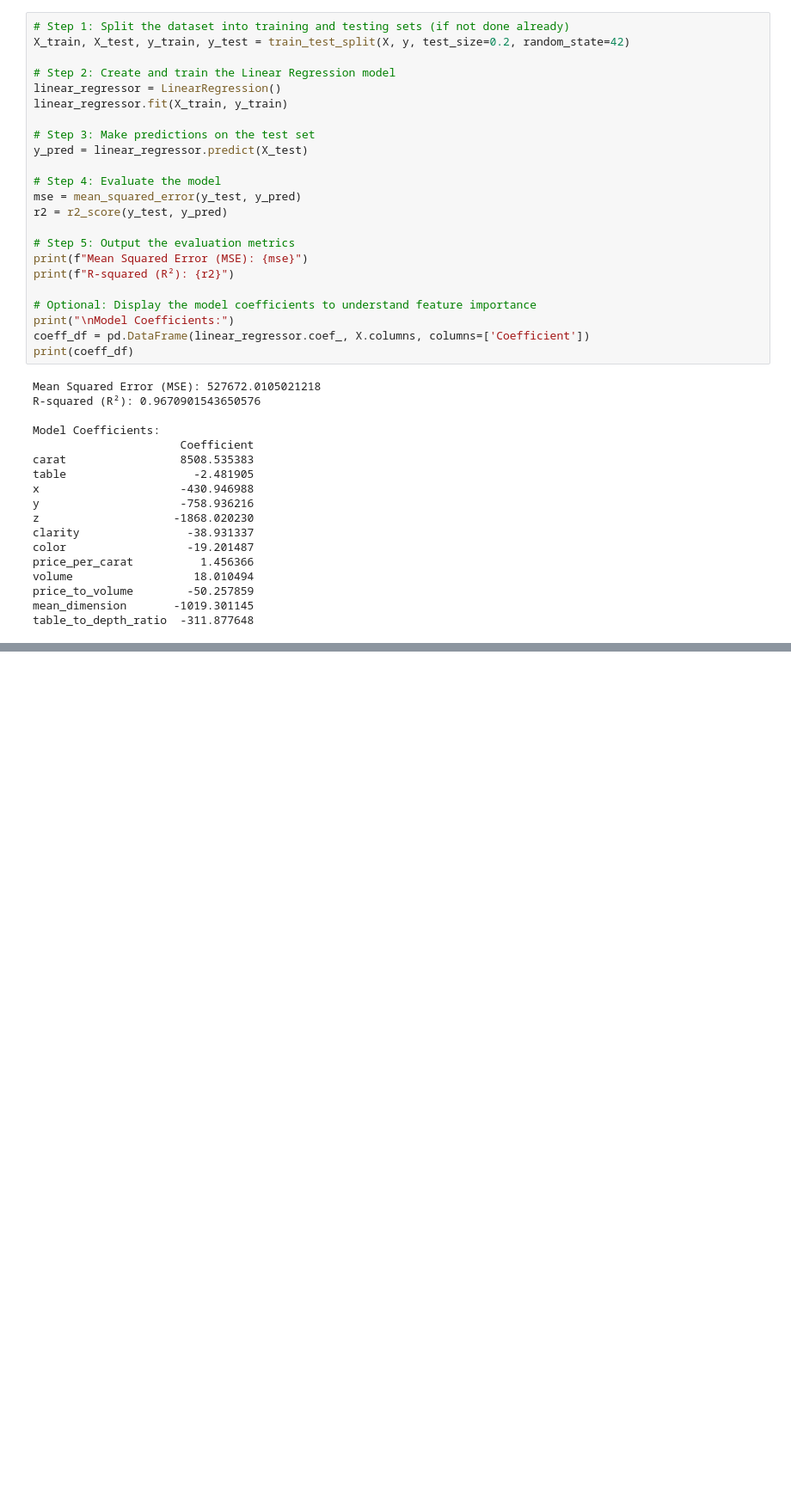
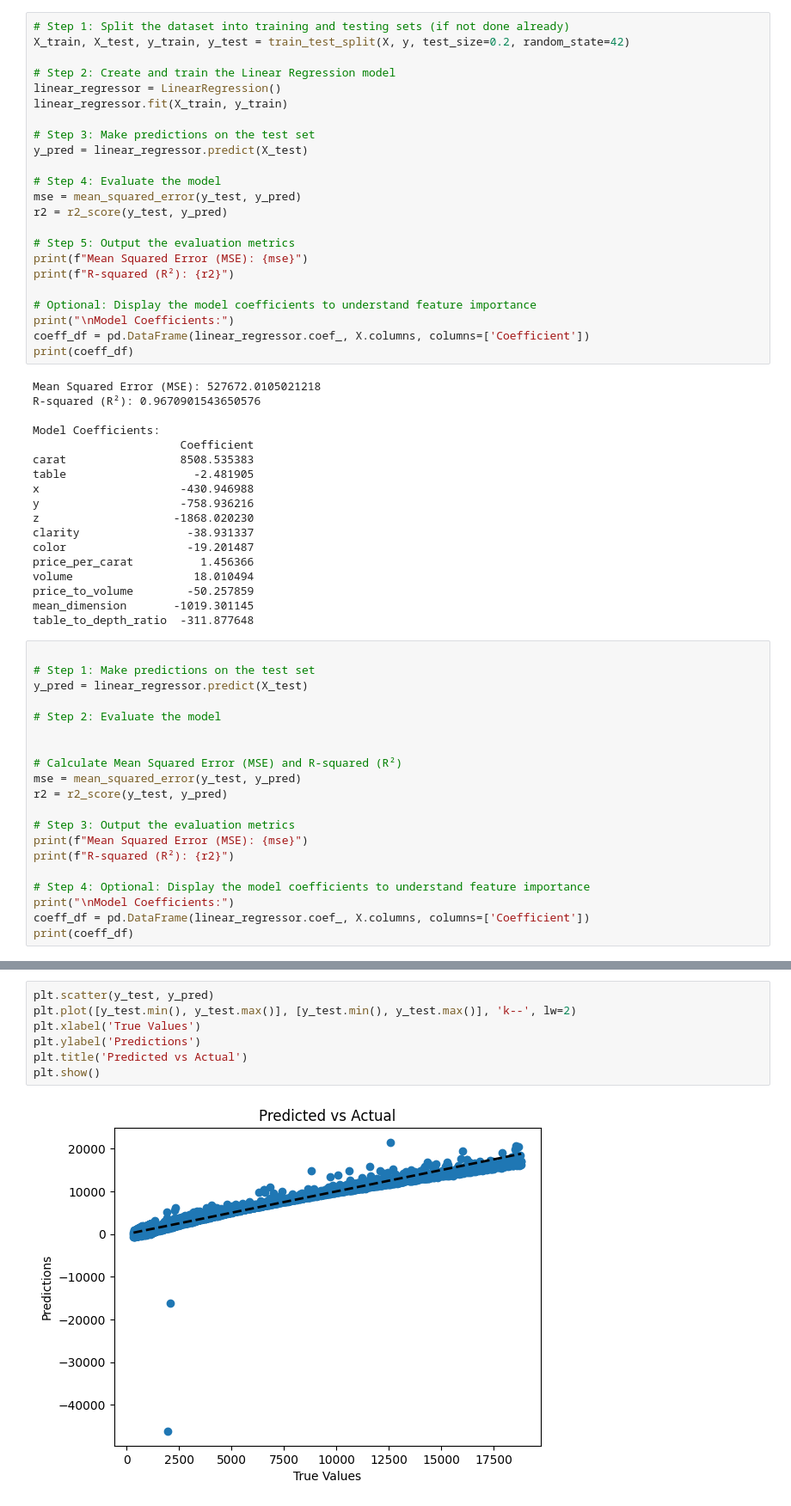
Before and after one commit to DanysHub/DataScienceProject1, a Jupyter notebook: DataScienceProject29.12.2024/DataScienceProject.ipynb, the cells around one changed output, grey strips where cells are left out. Shown at 86% size. Drawn from its saved outputs; the diff is of its cells as text; blank space fills up the shorter version.

Commit message:
ML model testet

```diff
--- a/DataScienceProject29.12.2024/DataScienceProject.ipynb
+++ b/DataScienceProject29.12.2024/DataScienceProject.ipynb
@@ -965,3 +965,23 @@ volume                  18.010494
 price_to_volume        -50.257859
 mean_dimension       -1019.301145
 table_to_depth_ratio  -311.877648
+# %%
+
+# Step 1: Make predictions on the test set
+y_pred = linear_regressor.predict(X_test)
+
+# Step 2: Evaluate the model
+
+
+# Calculate Mean Squared Error (MSE) and R-squared (R²)
+mse = mean_squared_error(y_test, y_pred)
+r2 = r2_score(y_test, y_pred)
+
+# Step 3: Output the evaluation metrics
+print(f"Mean Squared Error (MSE): {mse}")
+print(f"R-squared (R²): {r2}")
+
+# Step 4: Optional: Display the model coefficients to understand feature importance
+print("\nModel Coefficients:")
+coeff_df = pd.DataFrame(linear_regressor.coef_, X.columns, columns=['Coefficient'])
+print(coeff_df)
@@ -967,0 +1006,9 @@ table_to_depth_ratio  -311.877648
+# %%
+plt.scatter(y_test, y_pred)
+plt.plot([y_test.min(), y_test.max()], [y_test.min(), y_test.max()], 'k--', lw=2)
+plt.xlabel('True Values')
+plt.ylabel('Predictions')
+plt.title('Predicted vs Actual')
+plt.show()
+# %% [output]
+[figure, added]
```
Also changed, not shown: parts of 3 cells of this notebook.
